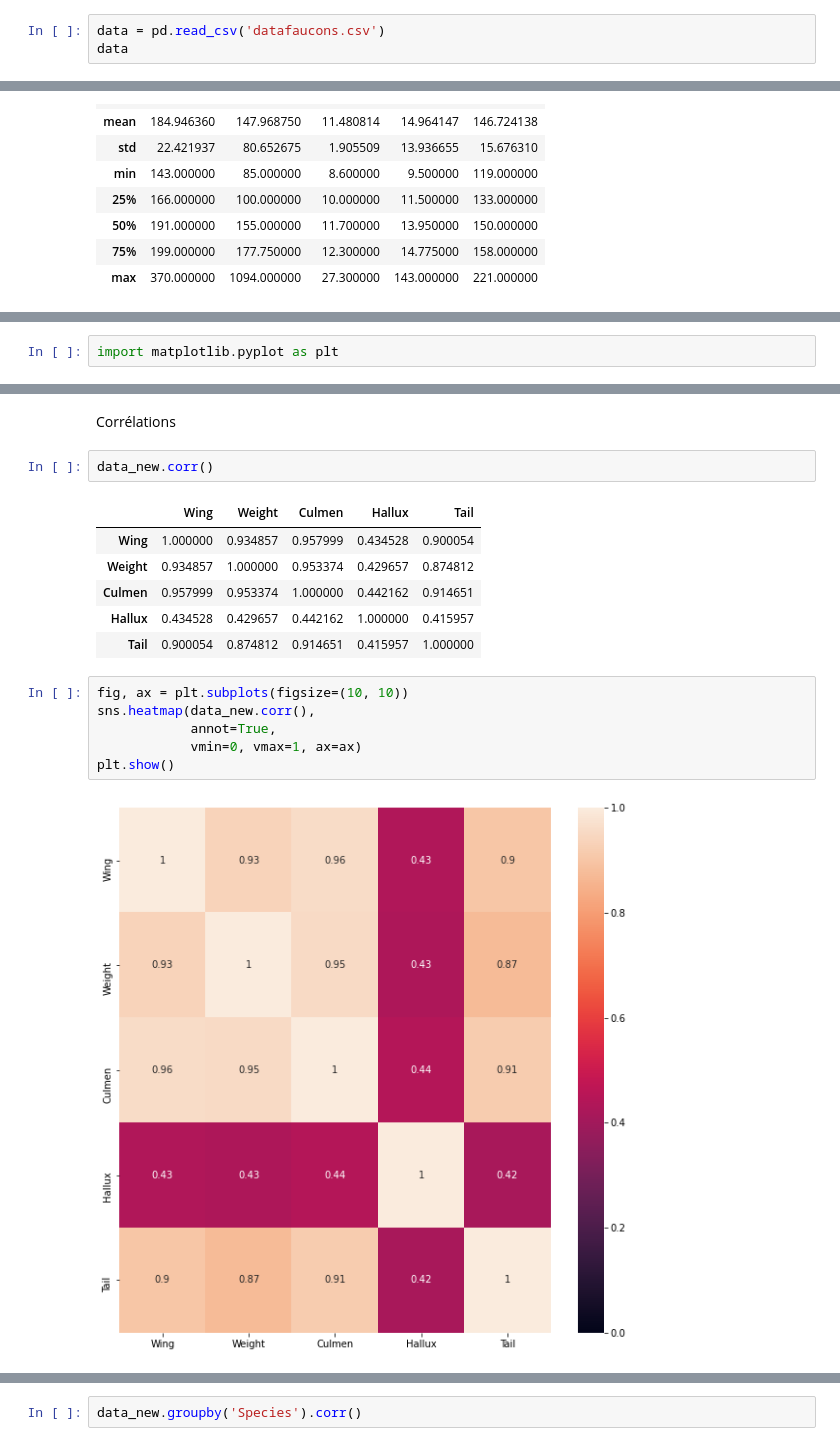
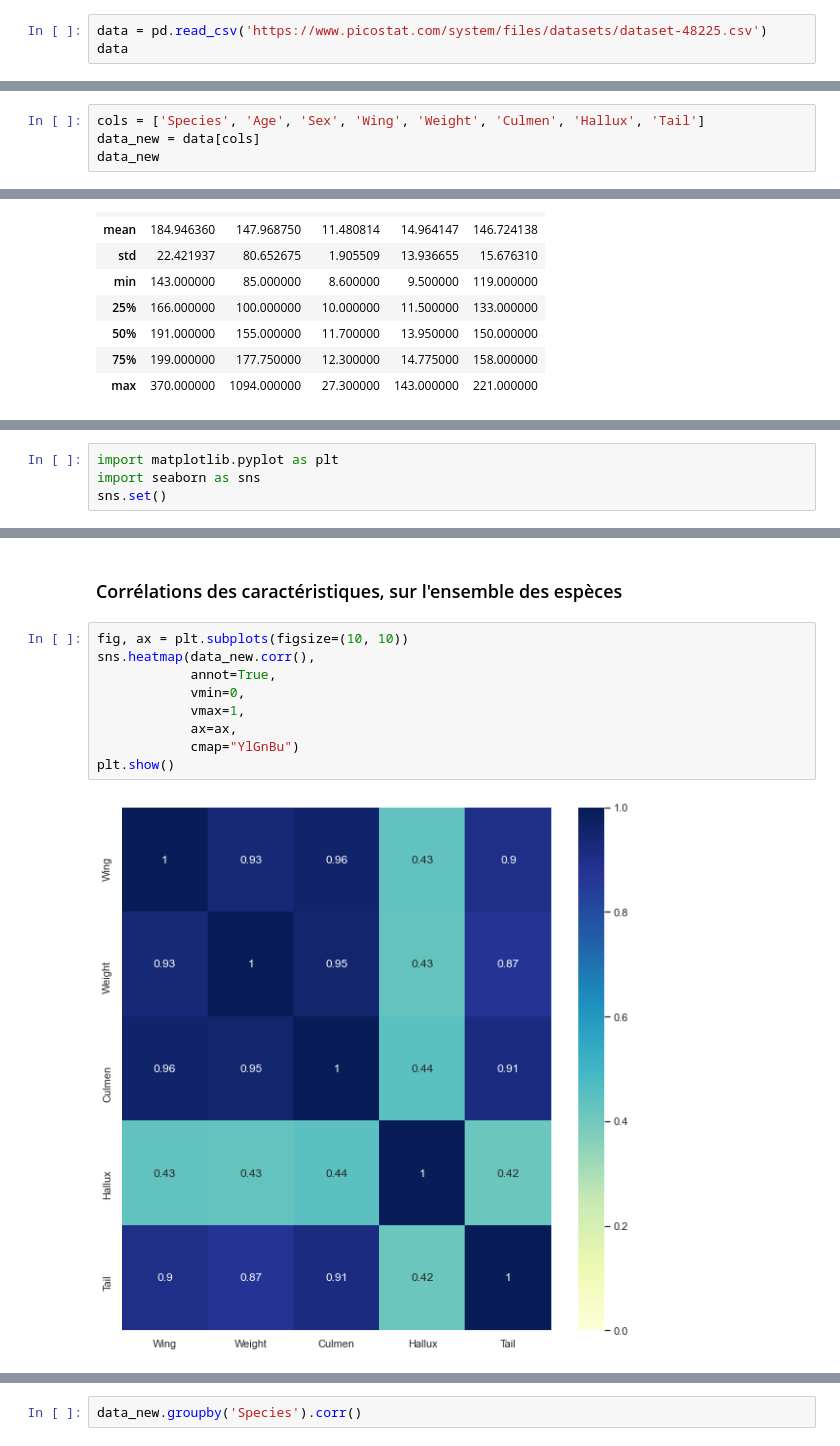
Before and after one commit to BaptisteMahe/ECMDataInterpretation, a Jupyter notebook: Projet-faucons.ipynb, the cells around one changed output, grey strips where cells are left out. Cells and saved outputs as stored; diff of their text form.

Commit message:
Notebook clean + remove datasets

```diff
--- a/Projet-faucons.ipynb
+++ b/Projet-faucons.ipynb
@@ -21,5 +19,5 @@ Tail : 	Measurement (in mm) related to the length of the tail (invented at the M
 # %%
-data = pd.read_csv('datafaucons.csv')
+data = pd.read_csv('https://www.picostat.com/system/files/datasets/dataset-48225.csv')
 data
 # %% [output]
 |  | Month | Day | Year | CaptureTime | ReleaseTime | BandNumber | Species | Age | Sex | Wing | ... |
@@ -98,0 +40,4 @@ data_new.shape
+# %%
+cols = ['Species', 'Age', 'Sex', 'Wing', 'Weight', 'Culmen', 'Hallux', 'Tail']
+data_new = data[cols]
+data_new
@@ -158,2 +113,4 @@ Species: SS
 # %%
 import matplotlib.pyplot as plt
+import seaborn as sns
+sns.set()
@@ -196,19 +154,13 @@ plt.show()
-# %% [markdown]
-Corrélations
-# %%
-data_new.corr()
-# %% [output]
-|  | Wing | Weight | Culmen | Hallux | Tail |
-| Wing | 1.000000 | 0.934857 | 0.957999 | 0.434528 | 0.900054 |
-| Weight | 0.934857 | 1.000000 | 0.953374 | 0.429657 | 0.874812 |
-| Culmen | 0.957999 | 0.953374 | 1.000000 | 0.442162 | 0.914651 |
-| Hallux | 0.434528 | 0.429657 | 0.442162 | 1.000000 | 0.415957 |
-| Tail | 0.900054 | 0.874812 | 0.914651 | 0.415957 | 1.000000 |
+# %% [markdown]
+### Corrélations des caractéristiques, sur l'ensemble des espèces
 # %%
 fig, ax = plt.subplots(figsize=(10, 10))
 sns.heatmap(data_new.corr(),
             annot=True,
-            vmin=0, vmax=1, ax=ax)
+            vmin=0,
+            vmax=1,
+            ax=ax,
+            cmap="YlGnBu")
 plt.show()
 # %% [output]
-[figure, old version]
+[figure, new version]
```
Also changed, not shown: parts of 38 cells of this notebook, 6 other files.
